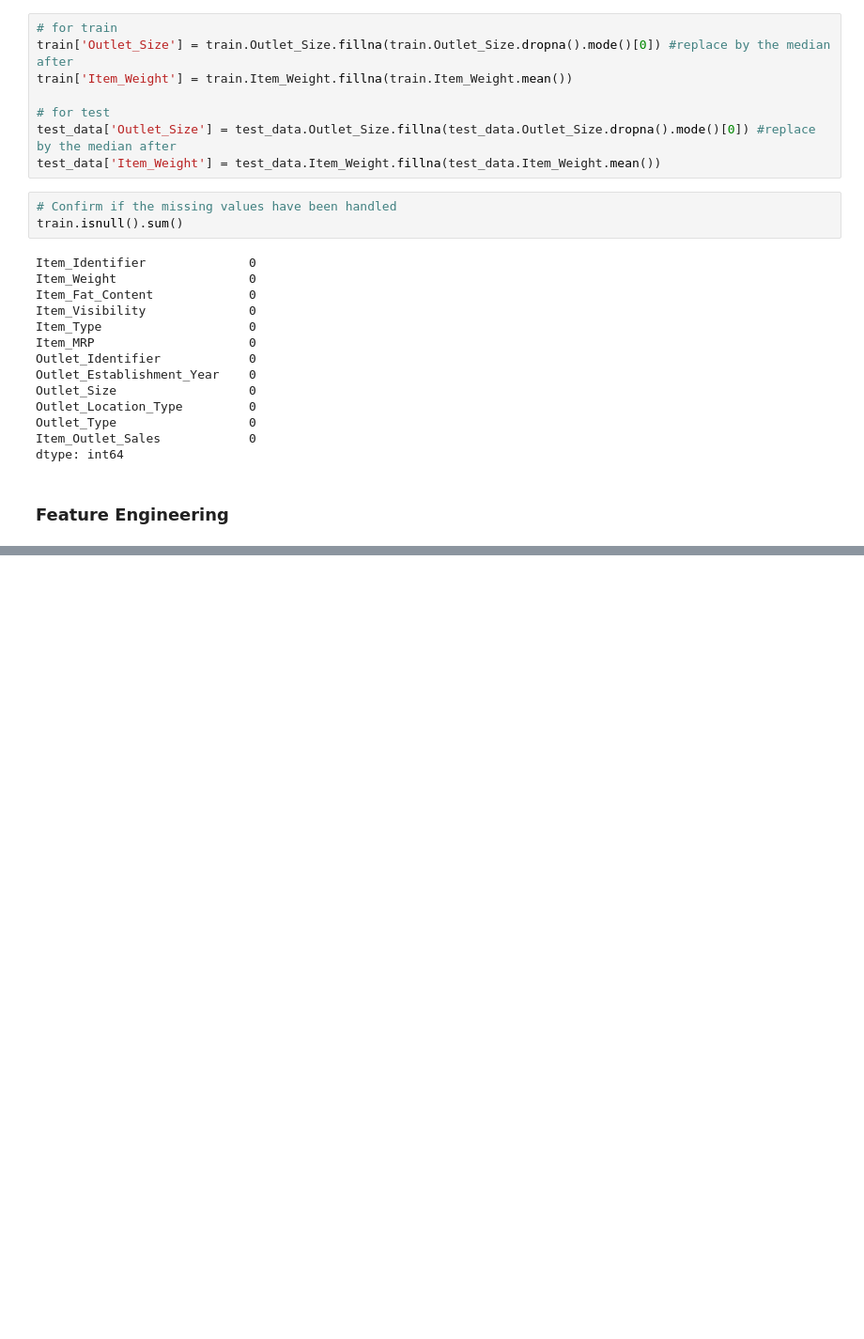
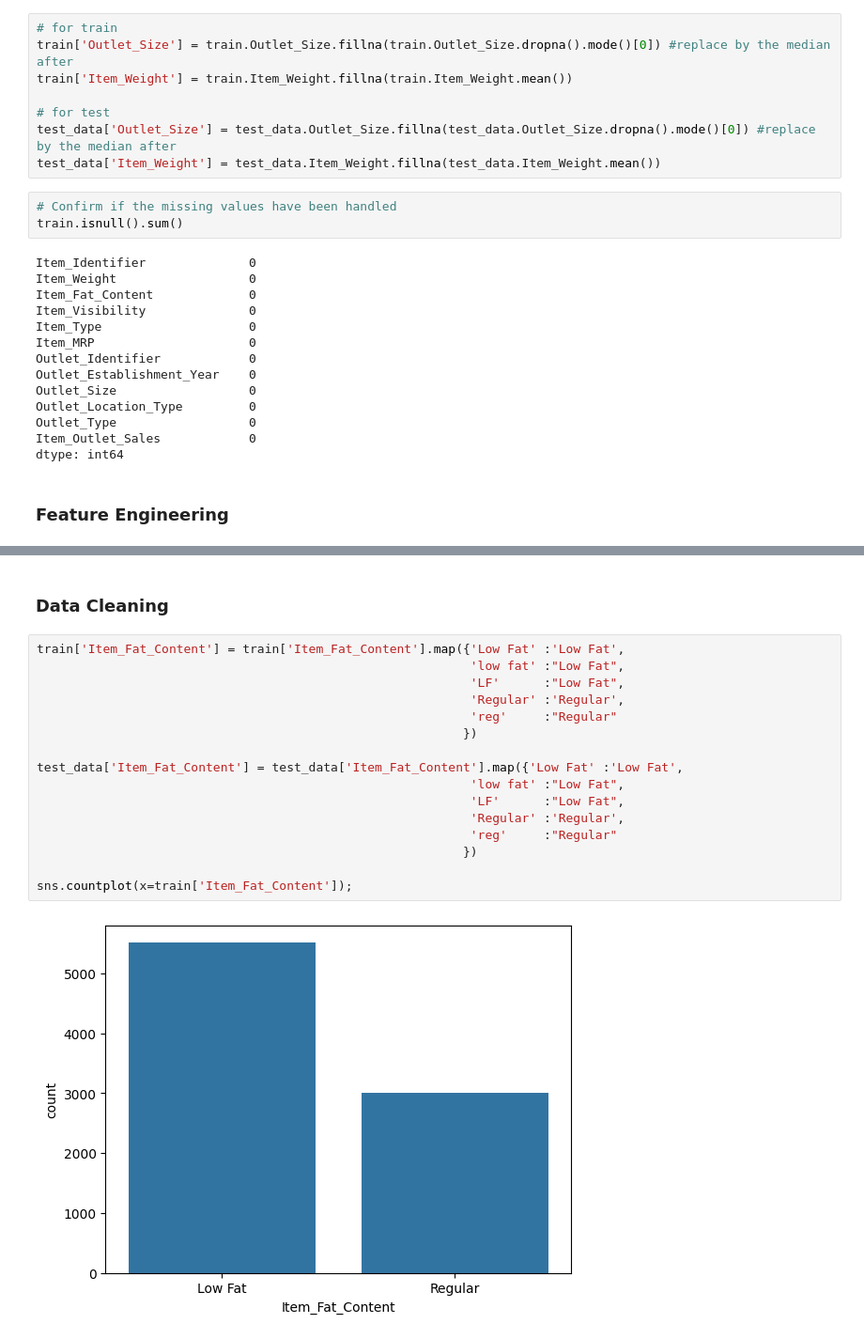
Before and after one commit to Tracy-teb/bigmart_sales_prediction_project, a Jupyter notebook: ml_salespred.ipynb, the cells around one changed output, grey strips where cells are left out. Shown at 94% size. Drawn from its saved outputs; the diff is of its cells as text; blank space fills up the shorter version.

```diff
--- a/ml_salespred.ipynb
+++ b/ml_salespred.ipynb
@@ -458,0 +587,20 @@ dtype: int64
+# %% [markdown]
+### Data Cleaning
+# %%
+train['Item_Fat_Content'] = train['Item_Fat_Content'].map({'Low Fat' :'Low Fat',
+                                                           'low fat' :"Low Fat",
+                                                           'LF'      :"Low Fat",
+                                                           'Regular' :'Regular',
+                                                           'reg'     :"Regular"
+                                                          })
+
+test_data['Item_Fat_Content'] = test_data['Item_Fat_Content'].map({'Low Fat' :'Low Fat',
+                                                           'low fat' :"Low Fat",
+                                                           'LF'      :"Low Fat",
+                                                           'Regular' :'Regular',
+                                                           'reg'     :"Regular"
+                                                          })
+
+sns.countplot(x=train['Item_Fat_Content']);
+# %% [output]
+[figure, added]
```
Also changed, not shown: parts of 63 cells of this notebook.
